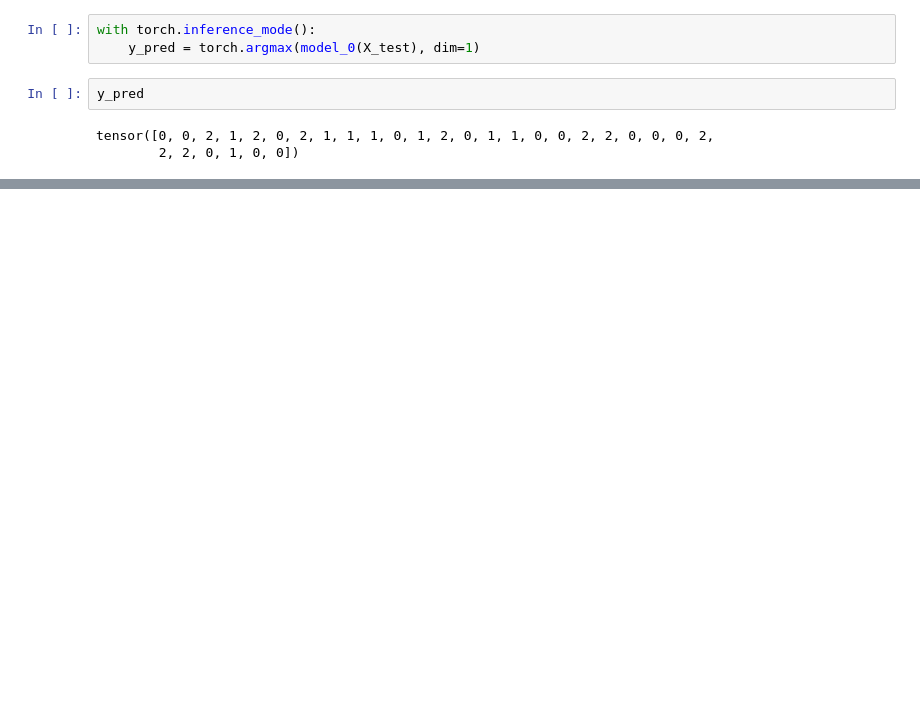
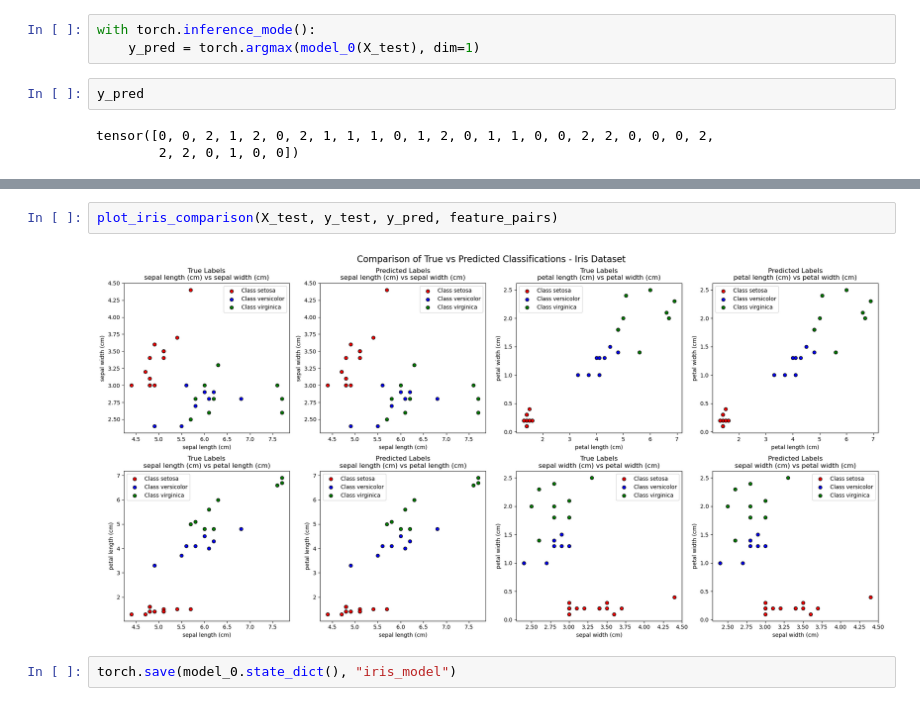
Before and after one commit to faultypointer/sixth, a Jupyter notebook: ai/nn/irisnn.ipynb, the cells around one changed output, grey strips where cells are left out. Cells and saved outputs as stored; diff of their text form; blank space fills up the shorter version.

```diff
--- a/ai/nn/irisnn.ipynb
+++ b/ai/nn/irisnn.ipynb
@@ -149,0 +230,6 @@ tensor([0, 0, 2, 1, 2, 0, 2, 1, 1, 1, 0, 1, 2, 0, 1, 1, 0, 0, 2, 2, 0, 0, 0, 2,
+# %%
+plot_iris_comparison(X_test, y_test, y_pred, feature_pairs)
+# %% [output]
+[figure, added]
+# %%
+torch.save(model_0.state_dict(), "iris_model")
```
Also changed, not shown: parts of 6 cells of this notebook, 10 other files.
